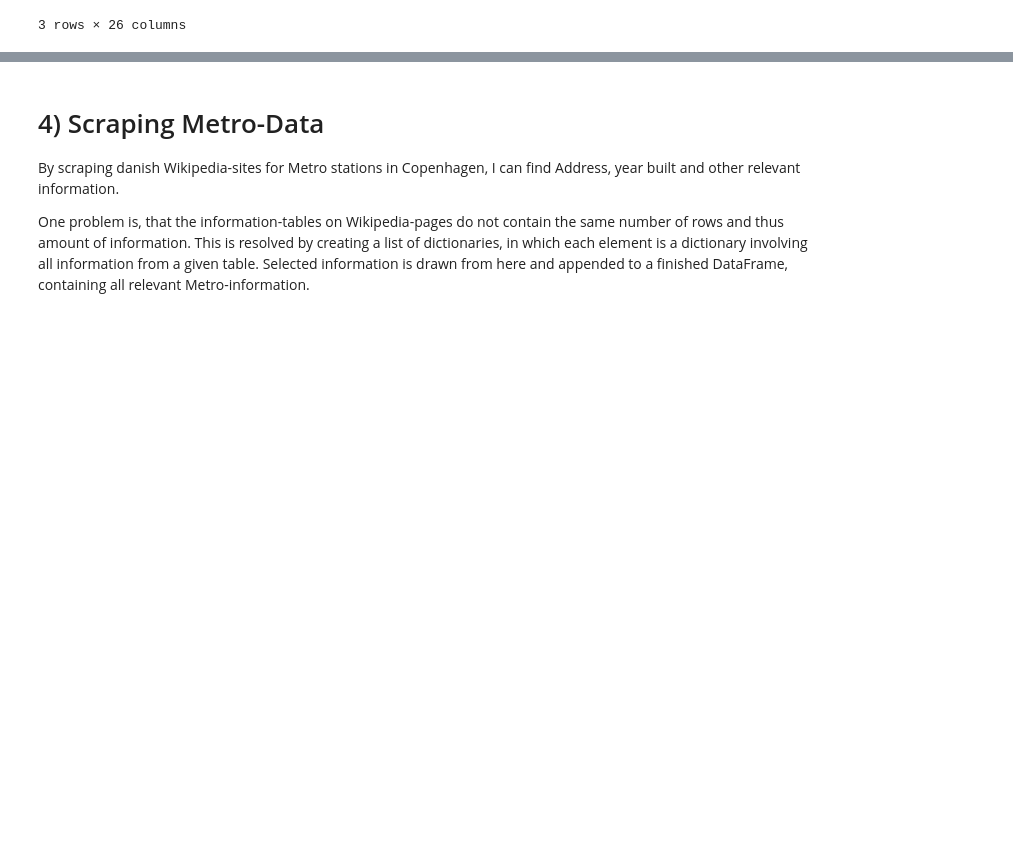
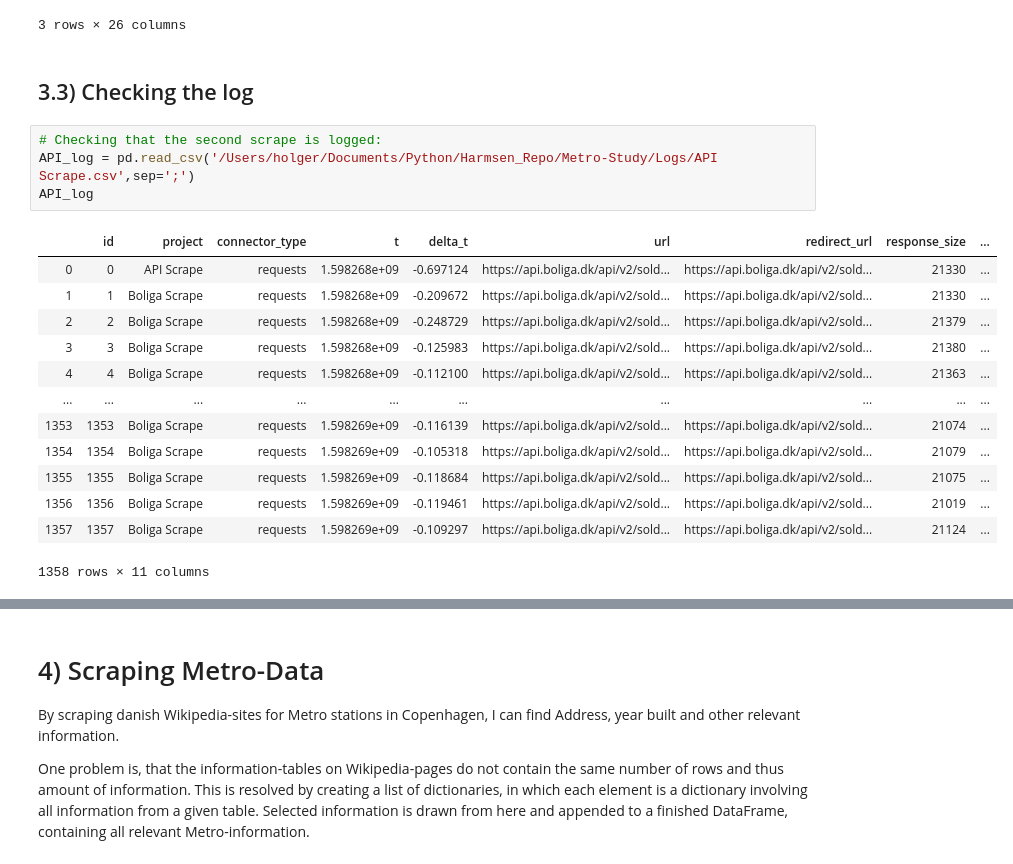
Before and after one commit to Holger-Harmsen/Harmsen_Repo, a Jupyter notebook: Metro-Study/Code/1) Data: Scraping and Cleaning.ipynb, the cells around one changed output, grey strips where cells are left out. Cells and saved outputs as stored; diff of their text form; blank space fills up the shorter version.

```diff
--- a/Metro-Study/Code/1) Data: Scraping and Cleaning.ipynb
+++ b/Metro-Study/Code/1) Data: Scraping and Cleaning.ipynb
@@ -610,3 +604,23 @@ Total dataframe has 67850 rows.
 | 1 | 1661795 | Ålekistevej 108A, 5, Vanløse | 2720 | 2400000 | 2020-08-12T22:00:00.000Z | 3 | Alm. Salg | 28915.662 | 3 | 83 | ... |
 | 2 | 1673486 | Kærholmen 19, 1. tv, Vanløse | 2720 | 2095000 | 2020-08-11T22:00:00.000Z | 3 | Alm. Salg | 36120.690 | 2 | 58 | ... |
 3 rows × 26 columns
+# %% [markdown]
+## 3.3) Checking the log
+# %%
+# Checking that the second scrape is logged:
+API_log = pd.read_csv('/Users/holger/Documents/Python/Harmsen_Repo/Metro-Study/Logs/API Scrape.csv',sep=';')
+API_log
+# %% [output]
+|  | id | project | connector_type | t | delta_t | url | redirect_url | response_size | ... |
+| 0 | 0 | API Scrape | requests | 1.598268e+09 | -0.697124 | https://api.boliga.dk/api/v2/sold... | https://api.boliga.dk/api/v2/sold... | 21330 | ... |
+| 1 | 1 | Boliga Scrape | requests | 1.598268e+09 | -0.209672 | https://api.boliga.dk/api/v2/sold... | https://api.boliga.dk/api/v2/sold... | 21330 | ... |
+| 2 | 2 | Boliga Scrape | requests | 1.598268e+09 | -0.248729 | https://api.boliga.dk/api/v2/sold... | https://api.boliga.dk/api/v2/sold... | 21379 | ... |
+| 3 | 3 | Boliga Scrape | requests | 1.598268e+09 | -0.125983 | https://api.boliga.dk/api/v2/sold... | https://api.boliga.dk/api/v2/sold... | 21380 | ... |
+| 4 | 4 | Boliga Scrape | requests | 1.598268e+09 | -0.112100 | https://api.boliga.dk/api/v2/sold... | https://api.boliga.dk/api/v2/sold... | 21363 | ... |
+| ... | ... | ... | ... | ... | ... | ... | ... | ... | ... |
+| 1353 | 1353 | Boliga Scrape | requests | 1.598269e+09 | -0.116139 | https://api.boliga.dk/api/v2/sold... | https://api.boliga.dk/api/v2/sold... | 21074 | ... |
+| 1354 | 1354 | Boliga Scrape | requests | 1.598269e+09 | -0.105318 | https://api.boliga.dk/api/v2/sold... | https://api.boliga.dk/api/v2/sold... | 21079 | ... |
+| 1355 | 1355 | Boliga Scrape | requests | 1.598269e+09 | -0.118684 | https://api.boliga.dk/api/v2/sold... | https://api.boliga.dk/api/v2/sold... | 21075 | ... |
+| 1356 | 1356 | Boliga Scrape | requests | 1.598269e+09 | -0.119461 | https://api.boliga.dk/api/v2/sold... | https://api.boliga.dk/api/v2/sold... | 21019 | ... |
+| 1357 | 1357 | Boliga Scrape | requests | 1.598269e+09 | -0.109297 | https://api.boliga.dk/api/v2/sold... | https://api.boliga.dk/api/v2/sold... | 21124 | ... |
+1358 rows × 11 columns
```
Also changed, not shown: parts of 15 cells of this notebook, 3 other files.
